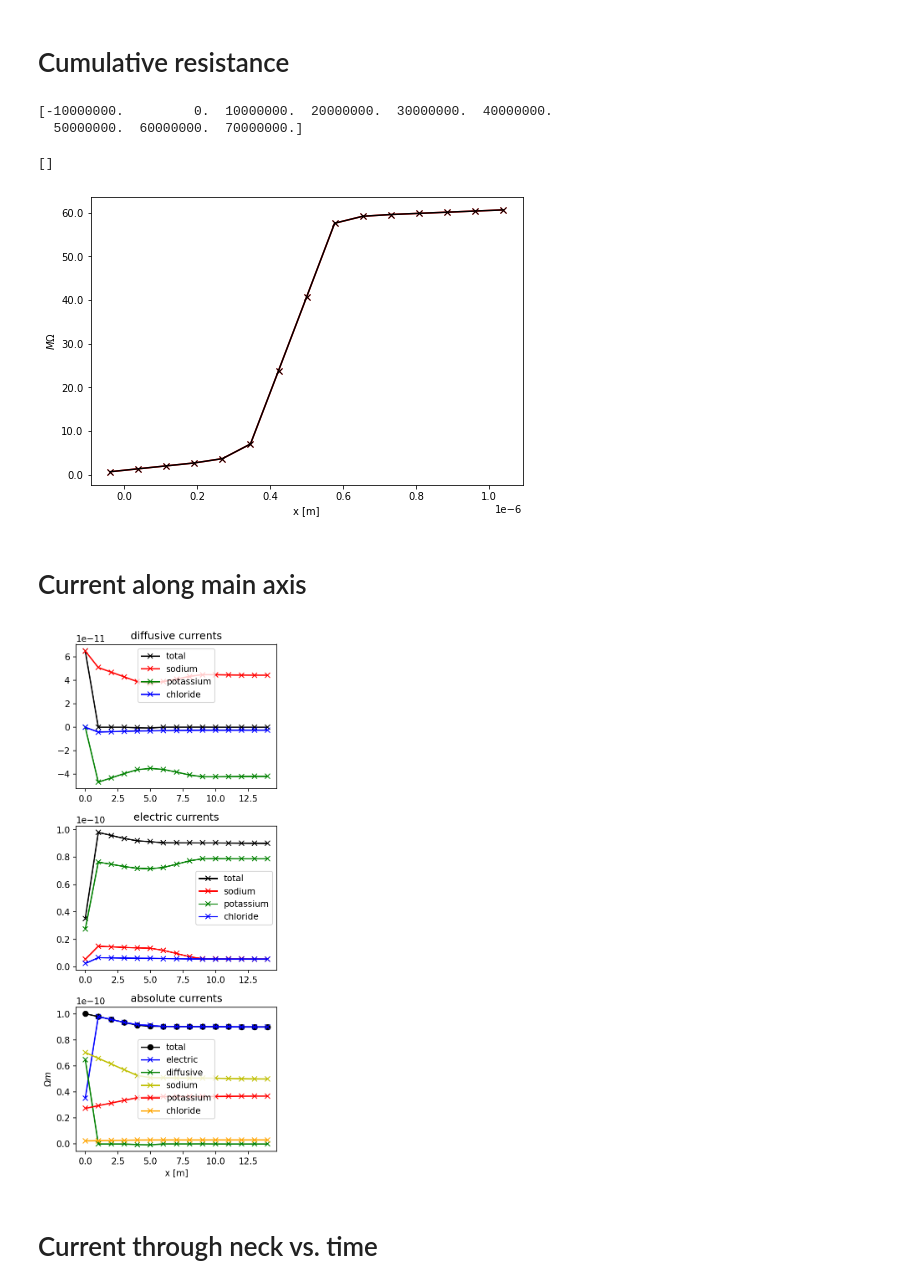
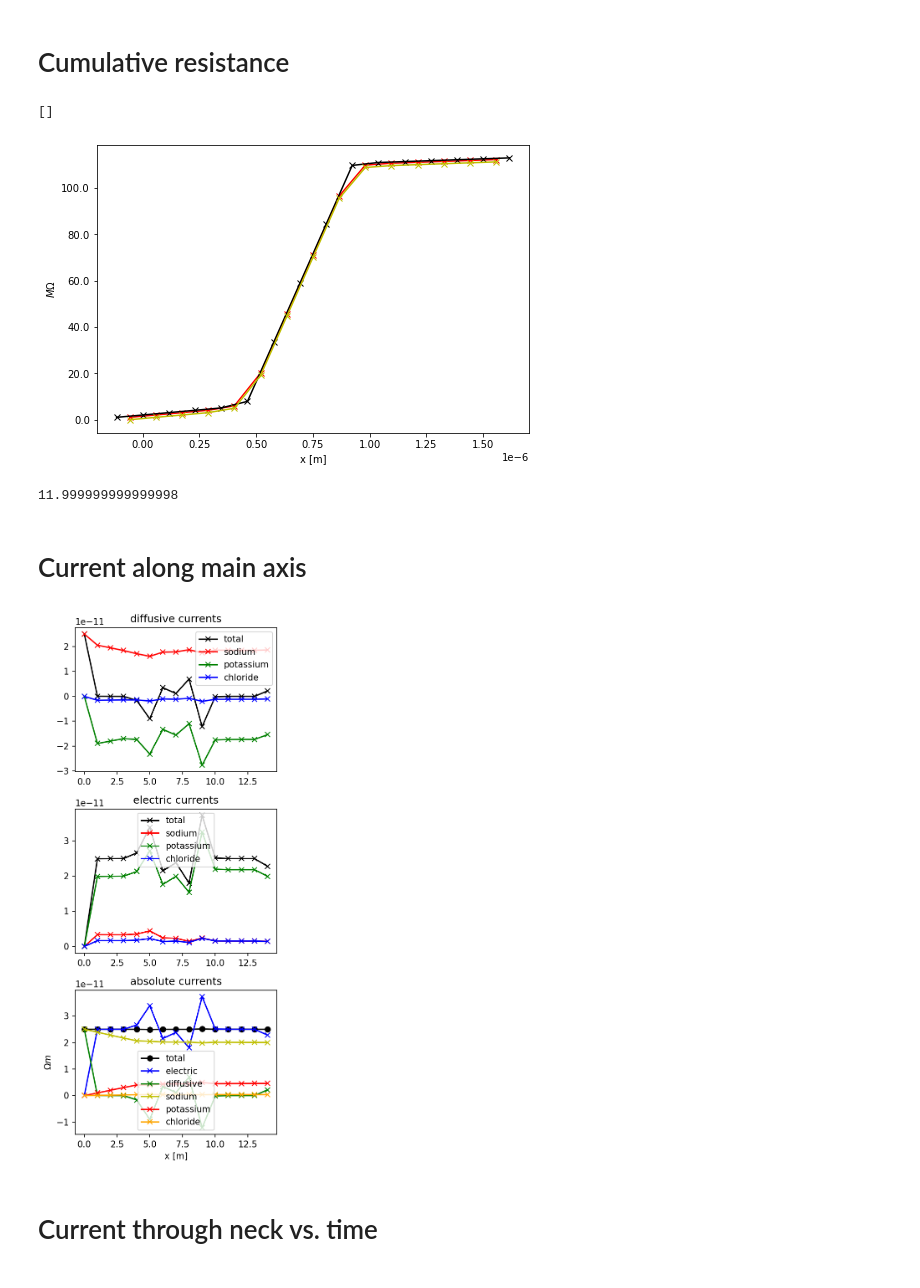
Before and after one commit to feblmu/Eberhardt2024Ion-concentration, a Jupyter notebook: notebooks/analyze_full_run.ipynb, the cells around one changed output. Saved outputs shown, nothing was run; the diff lists cells and outputs as text; code cells hidden in the pictures.

```diff
--- a/notebooks/analyze_full_run.ipynb
+++ b/notebooks/analyze_full_run.ipynb
@@ -106,14 +105,15 @@ cum_R = np.cumsum(1./g_ij, axis=1)
 # %%
-t_i= 100
+t_i= 1
 fig = plt.figure()
 pos = [0,0,1,1]
 
 def ax_cumulative_resistance(fig, pos):
     ax = fig.add_axes(pos)
     ax.plot((x[1:]+x[:-1])/2.,cum_R[t_i, :],'rx-')
-    ax.plot((x[1:]+x[:-1])/2.,np.cumsum(-(phi[t_i,1:]-phi[t_i,:-1])/ i_e[t_i]),'kx-')
+    ax.plot(x,cum_R2[t_i, :],'kx-')
+    ax.plot((x[1:]+x[:-1])/2.,cum_R3[t_i, :],'yx-')
     ax.set_xlabel('x [m]')
-    print(ax.get_yticks())
+    #print(ax.get_yticks())
     ax.set_yticklabels([tick / 1.e6 for tick in ax.get_yticks()])
     ax.set_ylabel(r'$M\Omega$')
     #ax.legend()
@@ -121,14 +121,16 @@ def ax_cumulative_resistance(fig, pos):
 ax_cumulative_resistance(fig, pos)
 plt.plot()
 # %% [output]
-[-10000000.         0.  10000000.  20000000.  30000000.  40000000.
-  50000000.  60000000.  70000000.]
+[]
-[]
-[figure, old version]
+[figure, new version]
+# %%
+40.e-12*300e6*1000 # mV
+# %% [output]
+11.999999999999998
 # %% [markdown]
 # Current along main axis
 # %%
-t_i = 100
+t_i = 190
 
 #plt.plot(np.cumsum(R_Na[1:-1]))
 fig = plt.figure(figsize=(4,9), dpi=150)
@@ -143,34 +145,34 @@ ax1.legend()
 ax1.set_title('diffusive currents')
 
 ax2 = fig.add_subplot(312)
 
 ax2.set_title('electric currents')
 
 ax2.plot(i_e[t_i], 'kx-', label='total')
 ax2.plot(i_e_Na[t_i], 'rx-', label='sodium')
 ax2.plot(i_e_K[t_i], 'gx-', label='potassium')
 ax2.plot(i_e_Cl[t_i], 'bx-', label='chloride')
 ax2.legend()
 
 ax2.set_title('electric currents')
 
 ax3 = fig.add_subplot(313)
 ax3.plot(i_total[t_i], 'ko-', label='total')
 ax3.plot(i_e[t_i], 'bx-', label='electric')
 ax3.plot(i_c[t_i], 'gx-', label='diffusive')
 ax3.plot((i_c_Na+i_e_Na)[t_i], 'yx-', label='sodium')
 ax3.plot((i_c_K+i_e_K)[t_i], 'rx-', label='potassium')
 ax3.plot((i_c_Cl+i_e_Cl)[t_i], 'rx-', c='orange', label='chloride')
 
 ax3.set_title('absolute currents')
 ax3.set_xlabel('x [m]')
 ax3.set_ylabel(r'$\Omega m$')
 ax3.legend()
 
 plt.tight_layout()
 plt.show()
 # %% [output]
-[figure, old version]
+[figure, new version]
 # %% [markdown]
 # Current through neck vs. time
 # %%
```
Also changed, not shown: parts of 9 cells of this notebook, 12 other files.
